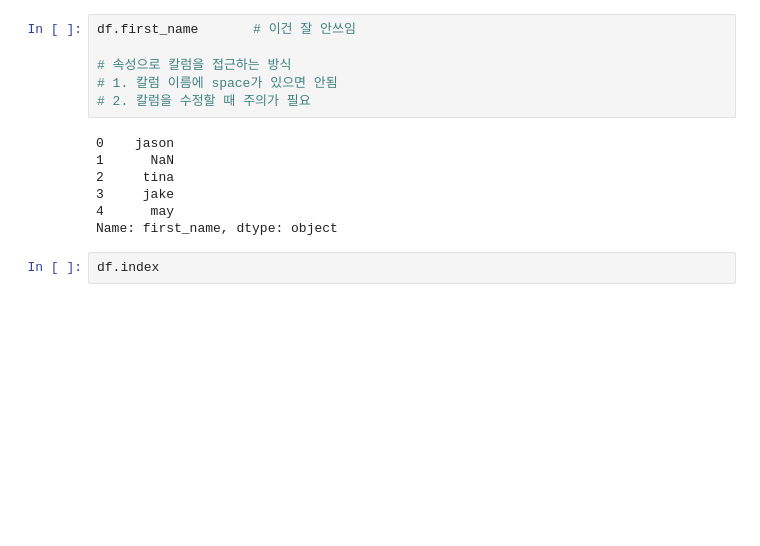
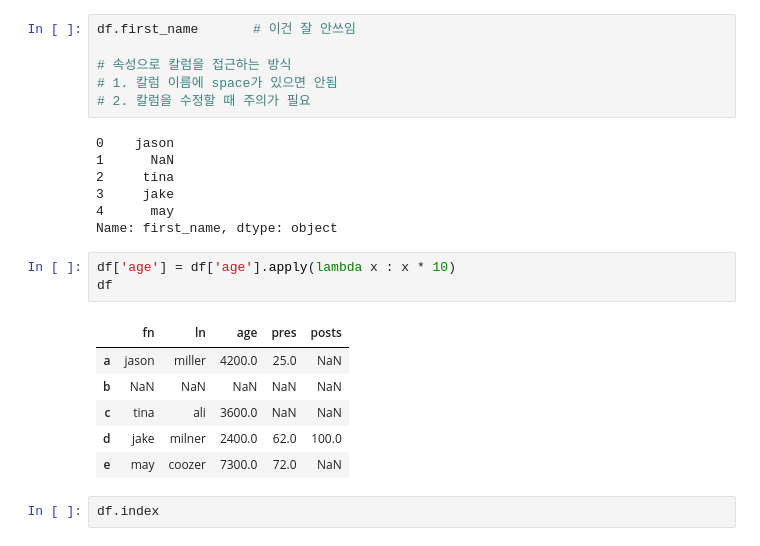
Before and after one commit to OHoRaaa/Jupyter, a Jupyter notebook: python/Pandas/Pandas_0.ipynb, the cells around one changed output. Drawn from its saved outputs; the diff is of its cells as text; blank space fills up the shorter version.

```diff
--- a/python/Pandas/Pandas_0.ipynb
+++ b/python/Pandas/Pandas_0.ipynb
@@ -175,6 +175,16 @@ df.first_name       # 이건 잘 안쓰임
 3     jake
 4      may
 Name: first_name, dtype: object
+# %%
+df['age'] = df['age'].apply(lambda x : x * 10)
+df
+# %% [output]
+|  | fn | ln | age | pres | posts |
+| a | jason | miller | 4200.0 | 25.0 | NaN |
+| b | NaN | NaN | NaN | NaN | NaN |
+| c | tina | ali | 3600.0 | NaN | NaN |
+| d | jake | milner | 2400.0 | 62.0 | 100.0 |
+| e | may | coozer | 7300.0 | 72.0 | NaN |
 # %%
 df.index
 # %% [output]
```
Also changed, not shown: parts of 4 cells of this notebook, 15 other files.
